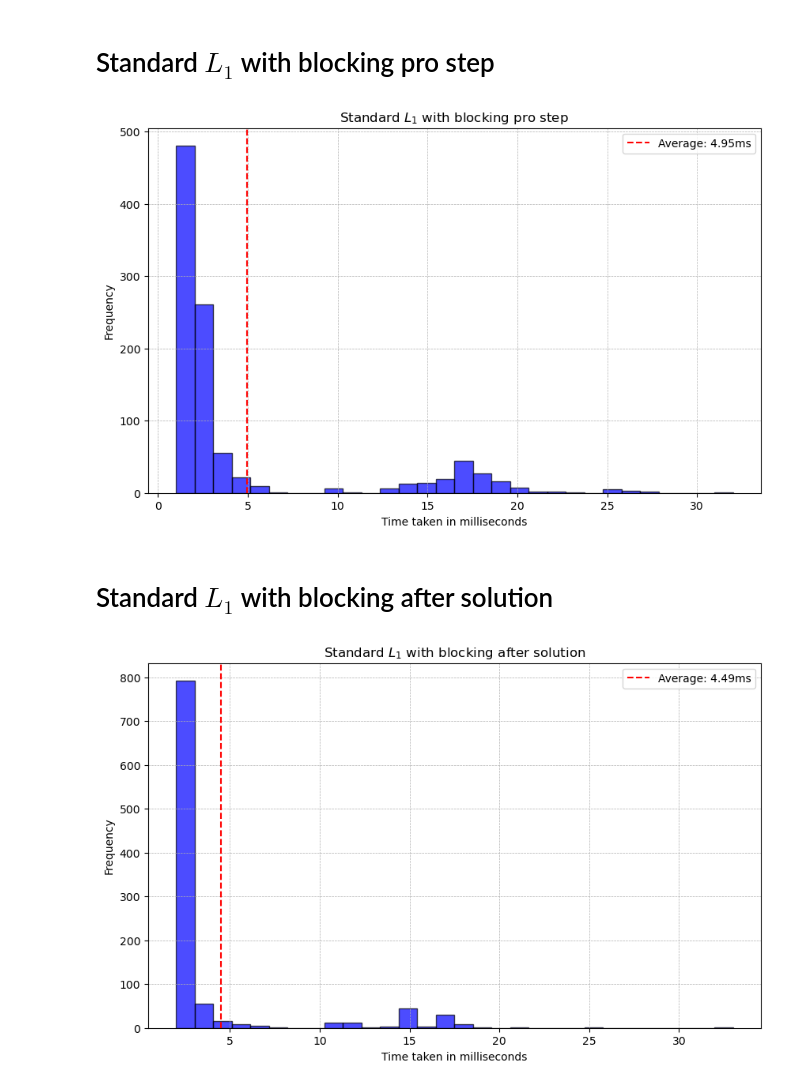
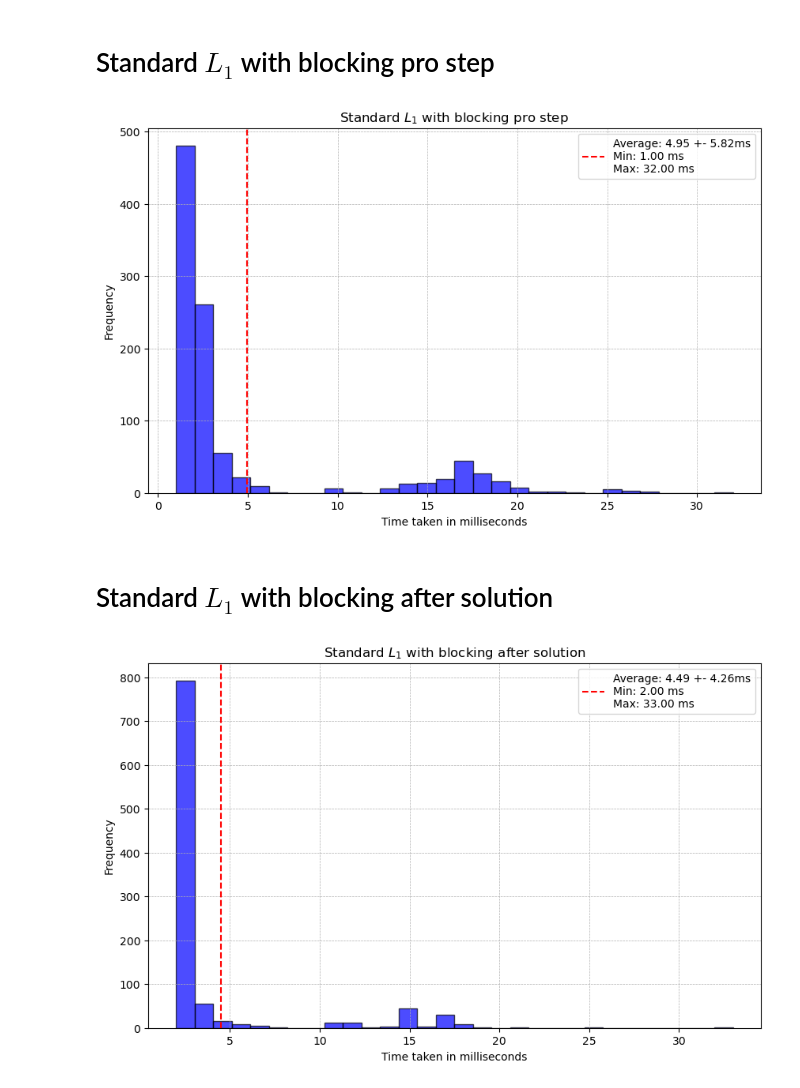
Before and after one commit to stagnu-m/BA-source-files, a Jupyter notebook: Experiment_2/Experiment_2.ipynb, the cells around one changed output. Saved outputs shown, nothing was run; the diff lists cells and outputs as text; code cells hidden in the pictures.

```diff
--- a/Experiment_2/Experiment_2.ipynb
+++ b/Experiment_2/Experiment_2.ipynb
@@ -92,30 +125,38 @@ plt.show()
 # %%
 # Calculate the average
 Standard_L_1_pro_step_average = np.mean(Standard_L_1_pro_step[:1000])
+Standard_L_1_pro_step_deviaton = np.std(Standard_L_1_pro_step[:1000])
+Standard_L_1_pro_step_min = np.min(Standard_L_1_pro_step[:1000])
+Standard_L_1_pro_step_max = np.max(Standard_L_1_pro_step[:1000])
 
 # Plotting the histogram
 plt.figure(figsize=(10, 6))
 plt.hist(Standard_L_1_pro_step[:1000], bins=30, color='blue', edgecolor='black', alpha=0.7)
-plt.axvline(Standard_L_1_pro_step_average, color='red', linestyle='--', label=f'Average: {Standard_L_1_pro_step_average:.2f}ms')
+plt.axvline(Standard_L_1_pro_step_average, color='red', linestyle='--',
+            label=f'Average: {Standard_L_1_pro_step_average:.2f} +- {Standard_L_1_pro_step_deviaton:.2f}ms\nMin: {Standard_L_1_pro_step_min:.2f} ms\nMax: {Standard_L_1_pro_step_max:.2f} ms')
 plt.title("Standard $L_1$ with blocking pro step")
 plt.xlabel("Time taken in milliseconds")
 plt.ylabel("Frequency")
 plt.legend()
 plt.grid(True, linestyle="--", linewidth=0.5)
 plt.savefig("Results/Standard_L_1_pro_step_plot.png", dpi=300, bbox_inches="tight")  # File name and format
 plt.show()
 # %% [output]
-[figure, old version]
+[figure, new version]
 # %% [markdown]
 # Standard $L_1$ with blocking after solution
 # %%
 # Calculate the average
 Standard_L_1_after_solution_average = np.mean(Standard_L_1_after_solution[:1000])
+Standard_L_1_after_solution_deviation = np.std(Standard_L_1_after_solution[:1000])
+Standard_L_1_after_solution_min = np.min(Standard_L_1_after_solution[:1000])
+Standard_L_1_after_solution_max = np.max(Standard_L_1_after_solution[:1000])
 
 # Plotting the histogram
 plt.figure(figsize=(10, 6))
 plt.hist(Standard_L_1_after_solution[:1000], bins=30, color='blue', edgecolor='black', alpha=0.7)
-plt.axvline(Standard_L_1_after_solution_average, color='red', linestyle='--', label=f'Average: {Standard_L_1_after_solution_average:.2f}ms')
+plt.axvline(Standard_L_1_after_solution_average, color='red', linestyle='--',
+            label=f'Average: {Standard_L_1_after_solution_average:.2f} +- {Standard_L_1_after_solution_deviation:.2f}ms\nMin: {Standard_L_1_after_solution_min:.2f} ms\nMax: {Standard_L_1_after_solution_max:.2f} ms')
 plt.title("Standard $L_1$ with blocking after solution")
 plt.xlabel("Time taken in milliseconds")
 plt.ylabel("Frequency")
@@ -124,4 +165,4 @@ plt.grid(True, linestyle="--", linewidth=0.5)
 plt.savefig("Results/Standard_L_1_after_solution_plot.png", dpi=300, bbox_inches="tight")  # File name and format
 plt.show()
 # %% [output]
-[figure, old version]
+[figure, new version]
```
Also changed, not shown: parts of 4 cells of this notebook, 24 other files.
